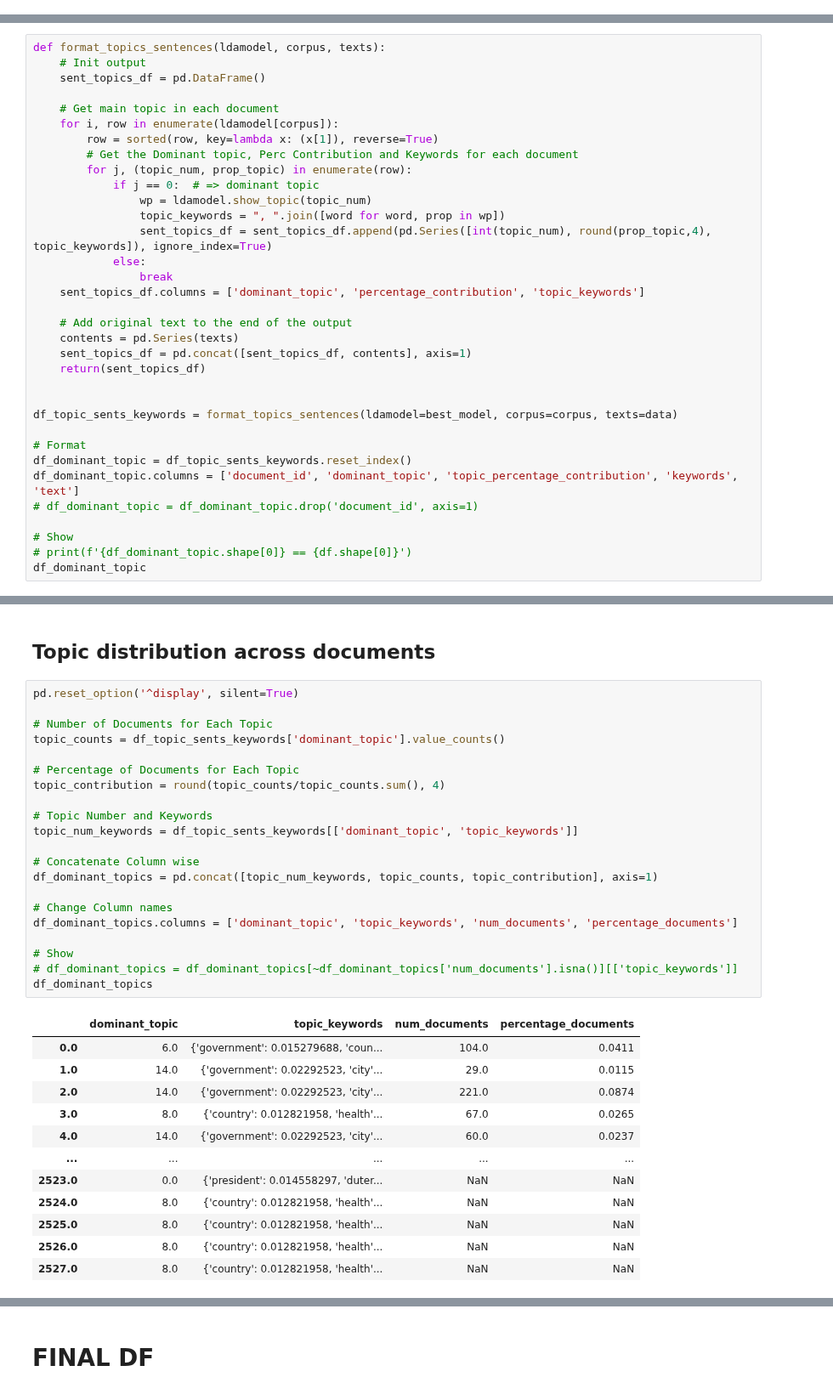
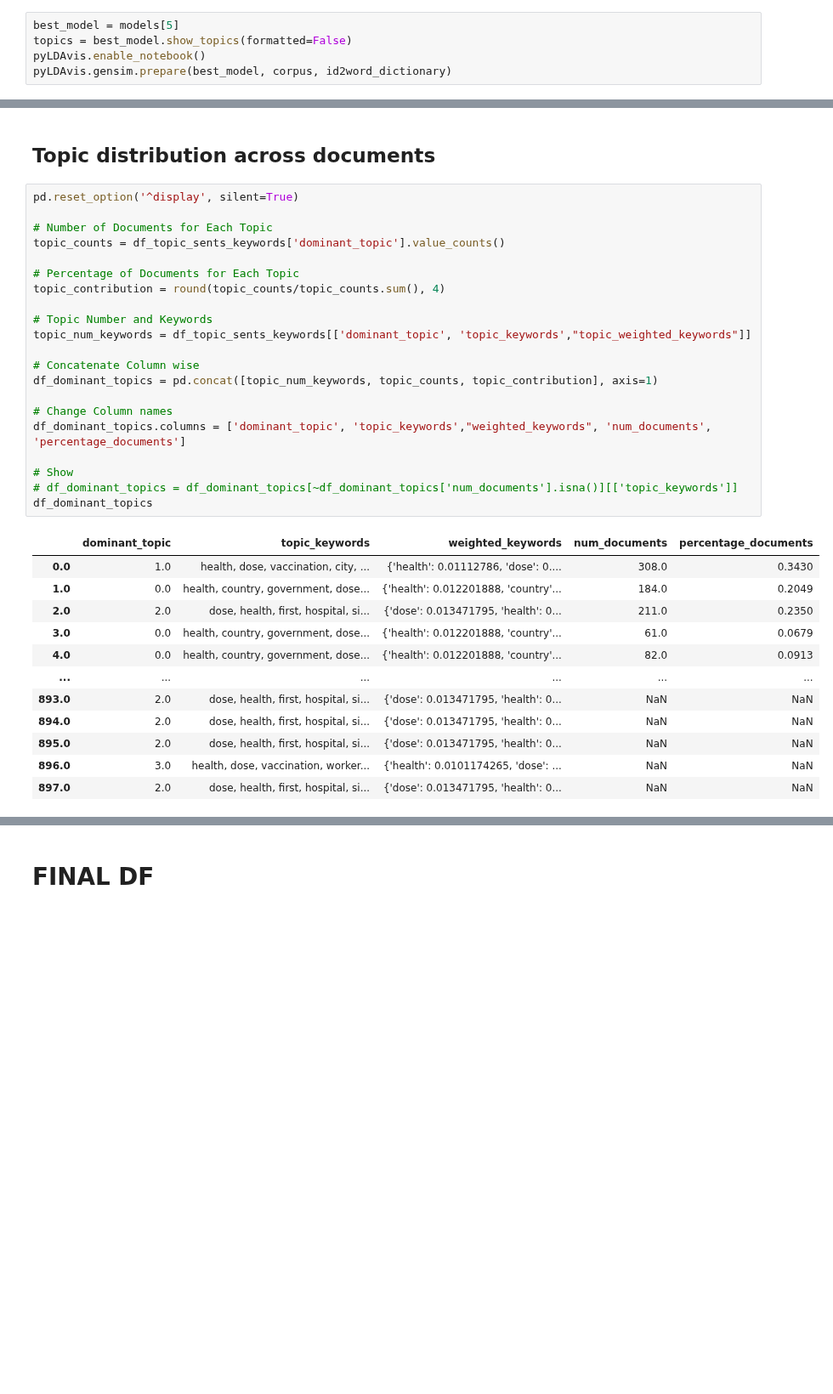
Before and after one commit to babybunso/team-sasa, a Jupyter notebook: sprint4project/3_NLP_BK1.ipynb, the cells around one changed output, grey strips where cells are left out. Shown at 85% size. Saved outputs shown, nothing was run; the diff lists cells and outputs as text; blank space fills up the shorter version.

```diff
--- a/sprint4project/3_NLP_BK1.ipynb
+++ b/sprint4project/3_NLP_BK1.ipynb
@@ -509,0 +555,5 @@ topic
+# %%
+best_model = models[5]
+topics = best_model.show_topics(formatted=False)
+pyLDAvis.enable_notebook()
+pyLDAvis.gensim.prepare(best_model, corpus, id2word_dictionary)
@@ -567,34 +630,0 @@ df_dominant_topic
-# %%
-def format_topics_sentences(ldamodel, corpus, texts):
-    # Init output
-    sent_topics_df = pd.DataFrame()
-
-    # Get main topic in each document
-    for i, row in enumerate(ldamodel[corpus]):
-        row = sorted(row, key=lambda x: (x[1]), reverse=True)
-        # Get the Dominant topic, Perc Contribution and Keywords for each document
-        for j, (topic_num, prop_topic) in enumerate(row):
-            if j == 0:  # => dominant topic
-                wp = ldamodel.show_topic(topic_num)
-                topic_keywords = ", ".join([word for word, prop in wp])
-                sent_topics_df = sent_topics_df.append(pd.Series([int(topic_num), round(prop_topic,4), topic_keywords]), ignore_index=True)
-            else:
-                break
-    sent_topics_df.columns = ['dominant_topic', 'percentage_contribution', 'topic_keywords']
-
-    # Add original text to the end of the output
-    contents = pd.Series(texts)
-    sent_topics_df = pd.concat([sent_topics_df, contents], axis=1)
-    return(sent_topics_df)
-
-
-df_topic_sents_keywords = format_topics_sentences(ldamodel=best_model, corpus=corpus, texts=data)
-
-# Format
-df_dominant_topic = df_topic_sents_keywords.reset_index()
-df_dominant_topic.columns = ['document_id', 'dominant_topic', 'topic_percentage_contribution', 'keywords', 'text']
-# df_dominant_topic = df_dominant_topic.drop('document_id', axis=1)
-
-# Show
-# print(f'{df_dominant_topic.shape[0]} == {df.shape[0]}')
-df_dominant_topic
@@ -662,34 +669,34 @@ sent_topics_sorteddf
 # %%
 pd.reset_option('^display', silent=True)
 
 # Number of Documents for Each Topic
 topic_counts = df_topic_sents_keywords['dominant_topic'].value_counts()
 
 # Percentage of Documents for Each Topic
 topic_contribution = round(topic_counts/topic_counts.sum(), 4)
 
 # Topic Number and Keywords
-topic_num_keywords = df_topic_sents_keywords[['dominant_topic', 'topic_keywords']]
+topic_num_keywords = df_topic_sents_keywords[['dominant_topic', 'topic_keywords',"topic_weighted_keywords"]]
 
 # Concatenate Column wise
 df_dominant_topics = pd.concat([topic_num_keywords, topic_counts, topic_contribution], axis=1)
 
 # Change Column names
-df_dominant_topics.columns = ['dominant_topic', 'topic_keywords', 'num_documents', 'percentage_documents']
+df_dominant_topics.columns = ['dominant_topic', 'topic_keywords',"weighted_keywords", 'num_documents', 'percentage_documents']
 
 # Show
 # df_dominant_topics = df_dominant_topics[~df_dominant_topics['num_documents'].isna()][['topic_keywords']]
 df_dominant_topics
 # %% [output]
-|  | dominant_topic | topic_keywords | num_documents | percentage_documents |
-| 0.0 | 6.0 | {'government': 0.015279688, 'coun... | 104.0 | 0.0411 |
-| 1.0 | 14.0 | {'government': 0.02292523, 'city'... | 29.0 | 0.0115 |
-| 2.0 | 14.0 | {'government': 0.02292523, 'city'... | 221.0 | 0.0874 |
-| 3.0 | 8.0 | {'country': 0.012821958, 'health'... | 67.0 | 0.0265 |
-| 4.0 | 14.0 | {'government': 0.02292523, 'city'... | 60.0 | 0.0237 |
-| ... | ... | ... | ... | ... |
-| 2523.0 | 0.0 | {'president': 0.014558297, 'duter... | NaN | NaN |
-| 2524.0 | 8.0 | {'country': 0.012821958, 'health'... | NaN | NaN |
-| 2525.0 | 8.0 | {'country': 0.012821958, 'health'... | NaN | NaN |
-| 2526.0 | 8.0 | {'country': 0.012821958, 'health'... | NaN | NaN |
-| 2527.0 | 8.0 | {'country': 0.012821958, 'health'... | NaN | NaN |
+|  | dominant_topic | topic_keywords | weighted_keywords | num_documents | percentage_documents |
+| 0.0 | 1.0 | health, dose, vaccination, city, ... | {'health': 0.01112786, 'dose': 0.... | 308.0 | 0.3430 |
+| 1.0 | 0.0 | health, country, government, dose... | {'health': 0.012201888, 'country'... | 184.0 | 0.2049 |
+| 2.0 | 2.0 | dose, health, first, hospital, si... | {'dose': 0.013471795, 'health': 0... | 211.0 | 0.2350 |
+| 3.0 | 0.0 | health, country, government, dose... | {'health': 0.012201888, 'country'... | 61.0 | 0.0679 |
+| 4.0 | 0.0 | health, country, government, dose... | {'health': 0.012201888, 'country'... | 82.0 | 0.0913 |
+| ... | ... | ... | ... | ... | ... |
+| 893.0 | 2.0 | dose, health, first, hospital, si... | {'dose': 0.013471795, 'health': 0... | NaN | NaN |
+| 894.0 | 2.0 | dose, health, first, hospital, si... | {'dose': 0.013471795, 'health': 0... | NaN | NaN |
+| 895.0 | 2.0 | dose, health, first, hospital, si... | {'dose': 0.013471795, 'health': 0... | NaN | NaN |
+| 896.0 | 3.0 | health, dose, vaccination, worker... | {'health': 0.0101174265, 'dose': ... | NaN | NaN |
+| 897.0 | 2.0 | dose, health, first, hospital, si... | {'dose': 0.013471795, 'health': 0... | NaN | NaN |
```
Also changed, not shown: parts of 21 cells of this notebook, 3 other files.
